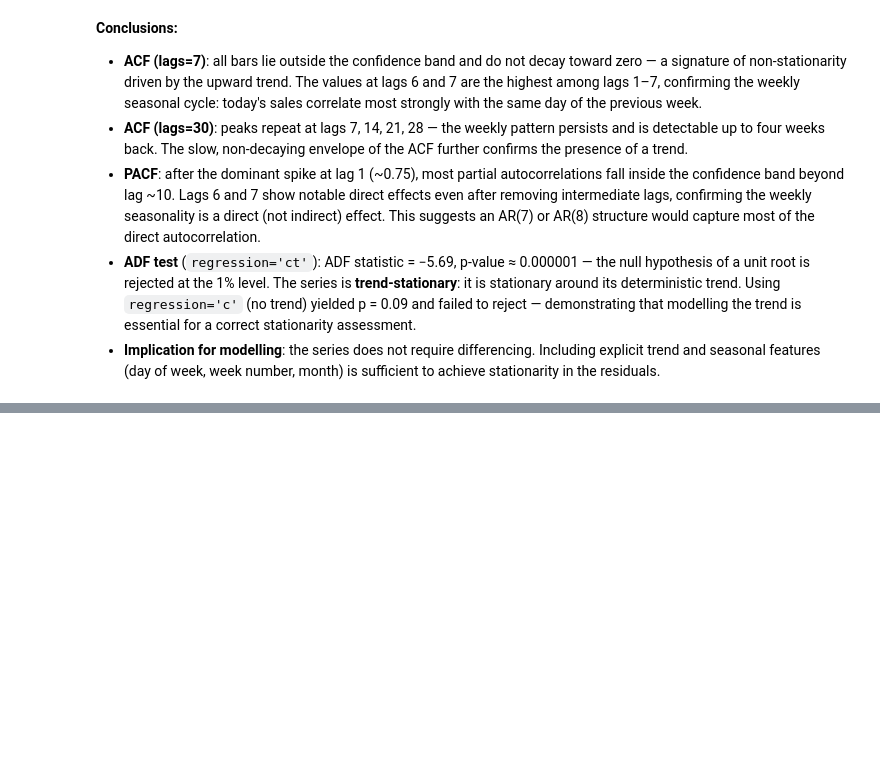
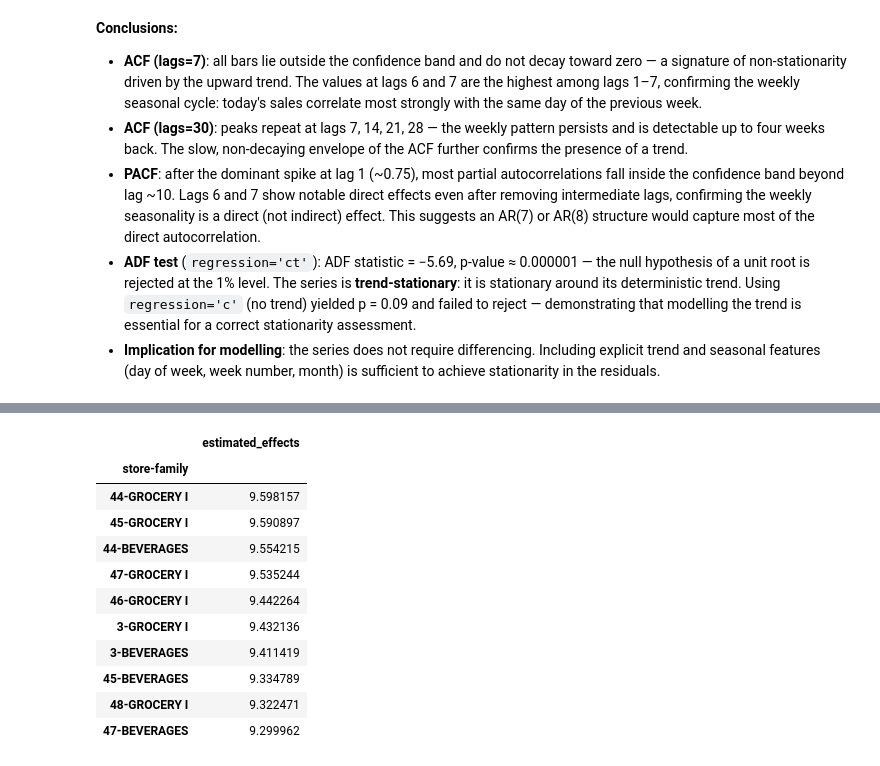
Before and after one commit to AlejandroBeldaFernandez/Store-Sales, a Jupyter notebook: Store Sales.ipynb, the cells around one changed output, grey strips where cells are left out. Saved outputs shown, nothing was run; the diff lists cells and outputs as text; code cells hidden in the pictures; blank space fills up the shorter version.

```diff
--- a/Store Sales.ipynb
+++ b/Store Sales.ipynb
@@ -1024,0 +1176,17 @@ Critial Values:
+# %%
+panel_fit_estimated_effects = panel_fit.estimated_effects.groupby(level='store-family').first()
+panel_fit_estimated_effects.sort_values(by='estimated_effects', ascending=False, inplace=True)
+panel_fit_estimated_effects.head(10)
+# %% [output]
+|  | estimated_effects |
+| store-family |  |
+| 44-GROCERY I | 9.598157 |
+| 45-GROCERY I | 9.590897 |
+| 44-BEVERAGES | 9.554215 |
+| 47-GROCERY I | 9.535244 |
+| 46-GROCERY I | 9.442264 |
+| 3-GROCERY I | 9.432136 |
+| 3-BEVERAGES | 9.411419 |
+| 45-BEVERAGES | 9.334789 |
+| 48-GROCERY I | 9.322471 |
+| 47-BEVERAGES | 9.299962 |
```
Also changed, not shown: parts of 21 cells of this notebook.
